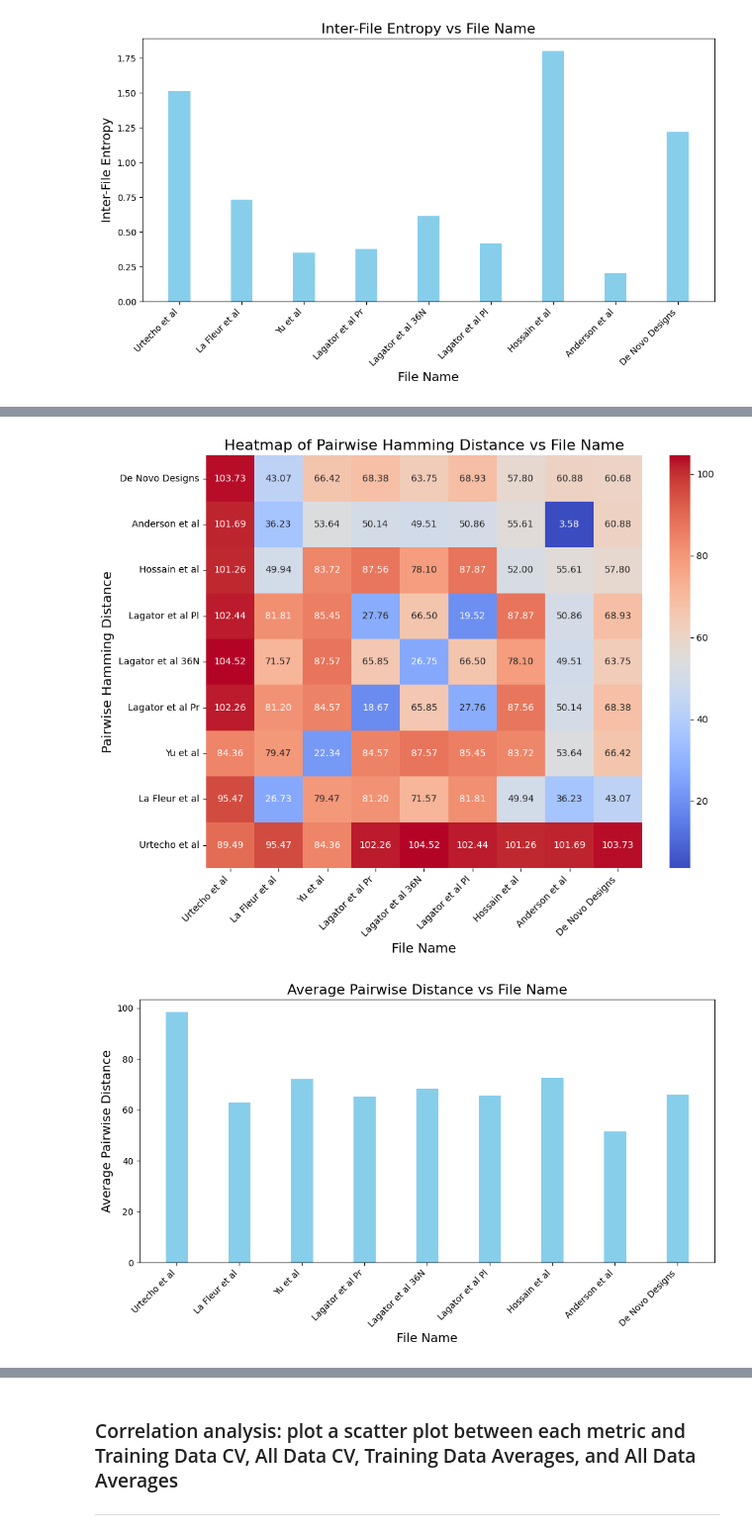
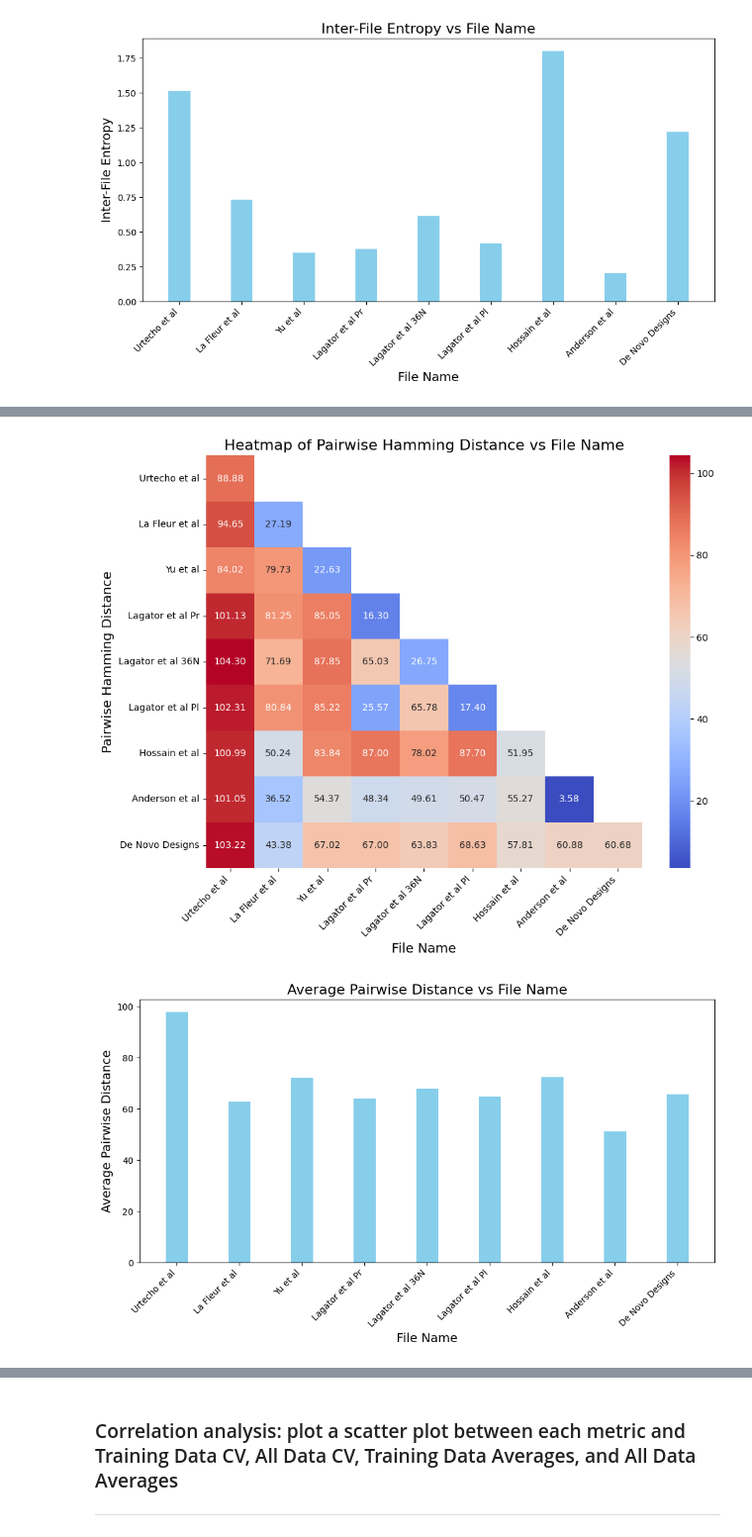
Before and after one commit to Rhys-sg/e.-coli-promoter-prediction, a Jupyter notebook: individual_files.ipynb, the cells around one changed output, grey strips where cells are left out. Shown at 99% size. Drawn from its saved outputs; the diff is of its cells as text; code cells hidden in the pictures.

Commit message:
Add figures for Urtecho discussion

```diff
--- a/individual_files.ipynb
+++ b/individual_files.ipynb
@@ -139,19 +126,19 @@ metrics_df
 # %%
 pairwise_file_distance_df = get_pairwise_file_distance(df, order=file_order, n=100, function=hamming_distance)
-plot_heatmap(pairwise_file_distance_df, 'Pairwise Hamming Distance')
+plot_heatmap(pairwise_file_distance_df, 'Pairwise Hamming Distance', staircase=True, flip_y=False)
 
 average_pairwise_distances = {file : sum(distances) / len(distances) for file, distances in pairwise_file_distance_df.items()}
 metrics_df['Average Pairwise Distance'] = add_to_df(metrics_df, average_pairwise_distances)
 plot_barchart(metrics_df, 'Average Pairwise Distance')
 
 inter_file_variance = {
     file1 : data[file1]
     for file1, data in pairwise_file_distance_df.items()
     for file2 in pairwise_file_distance_df.keys()
     if file1 == file2
 }
 metrics_df['Inter-File Variance'] = add_to_df(metrics_df, inter_file_variance)
 plot_barchart(metrics_df, 'Inter-File Variance')
 # %% [output]
-[figure, old version]
+[figure, new version]
 [figure]
```
Also changed, not shown: parts of 7 cells of this notebook, 2 other files.
